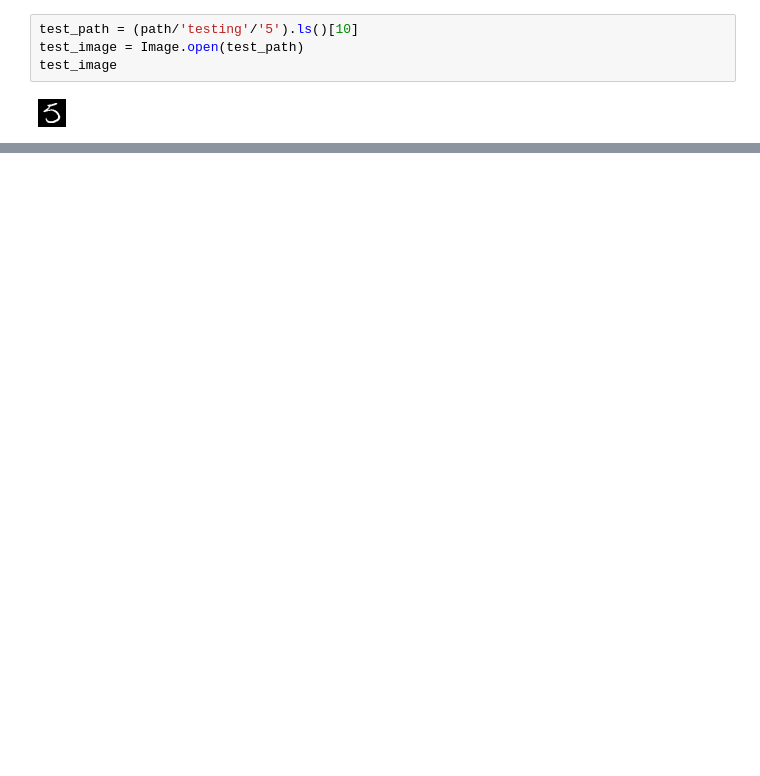
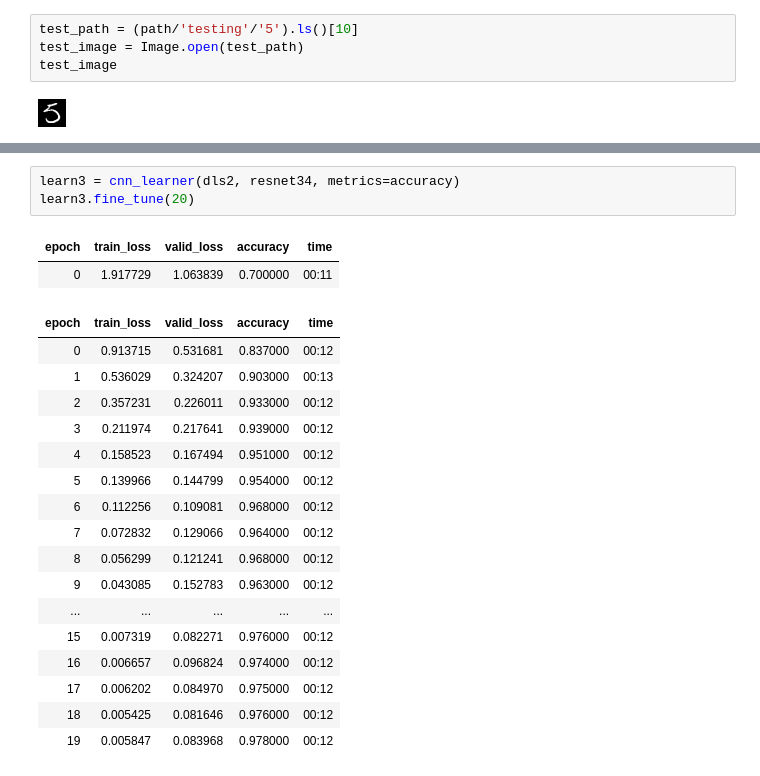
Before and after one commit to JacopoMangiavacchi/FastLabeling, a Jupyter notebook: mnist_odd_even_transfer_learning.ipynb, the cells around one changed output, grey strips where cells are left out. Drawn from its saved outputs; the diff is of its cells as text; blank space fills up the shorter version.

```diff
--- a/mnist_odd_even_transfer_learning.ipynb
+++ b/mnist_odd_even_transfer_learning.ipynb
@@ -162,0 +163,23 @@ learn2.predict(test_path)
+# %%
+learn3 = cnn_learner(dls2, resnet34, metrics=accuracy)
+learn3.fine_tune(20)
+# %% [output]
+| epoch | train_loss | valid_loss | accuracy | time |
+| 0 | 1.917729 | 1.063839 | 0.700000 | 00:11 |
+| epoch | train_loss | valid_loss | accuracy | time |
+| 0 | 0.913715 | 0.531681 | 0.837000 | 00:12 |
+| 1 | 0.536029 | 0.324207 | 0.903000 | 00:13 |
+| 2 | 0.357231 | 0.226011 | 0.933000 | 00:12 |
+| 3 | 0.211974 | 0.217641 | 0.939000 | 00:12 |
+| 4 | 0.158523 | 0.167494 | 0.951000 | 00:12 |
+| 5 | 0.139966 | 0.144799 | 0.954000 | 00:12 |
+| 6 | 0.112256 | 0.109081 | 0.968000 | 00:12 |
+| 7 | 0.072832 | 0.129066 | 0.964000 | 00:12 |
+| 8 | 0.056299 | 0.121241 | 0.968000 | 00:12 |
+| 9 | 0.043085 | 0.152783 | 0.963000 | 00:12 |
+| ... | ... | ... | ... | ... |
+| 15 | 0.007319 | 0.082271 | 0.976000 | 00:12 |
+| 16 | 0.006657 | 0.096824 | 0.974000 | 00:12 |
+| 17 | 0.006202 | 0.084970 | 0.975000 | 00:12 |
+| 18 | 0.005425 | 0.081646 | 0.976000 | 00:12 |
+| 19 | 0.005847 | 0.083968 | 0.978000 | 00:12 |
```
Also changed, not shown: parts of 8 cells of this notebook.
